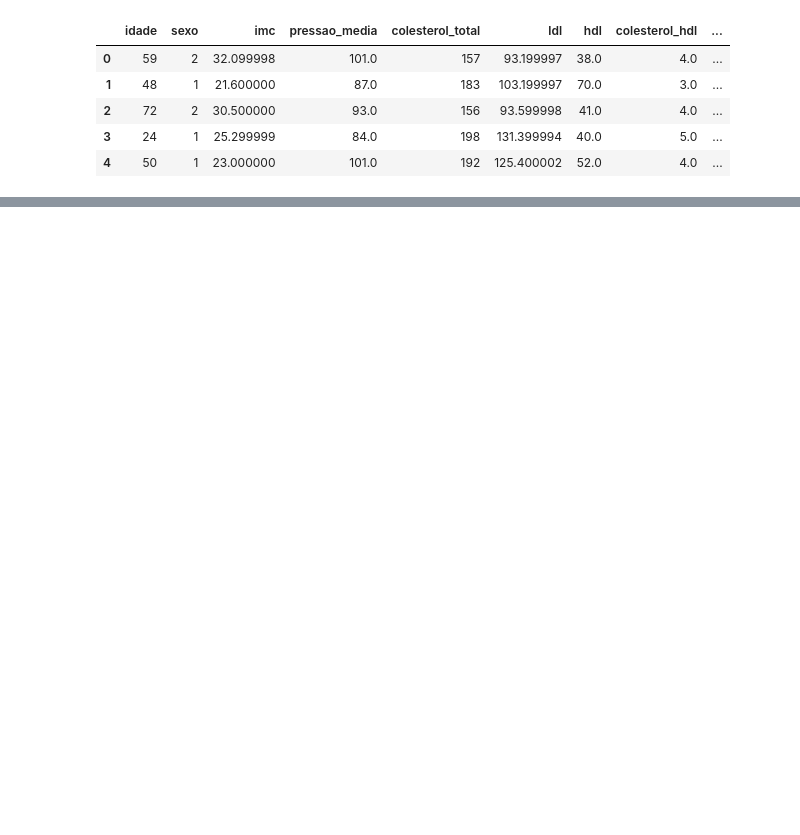
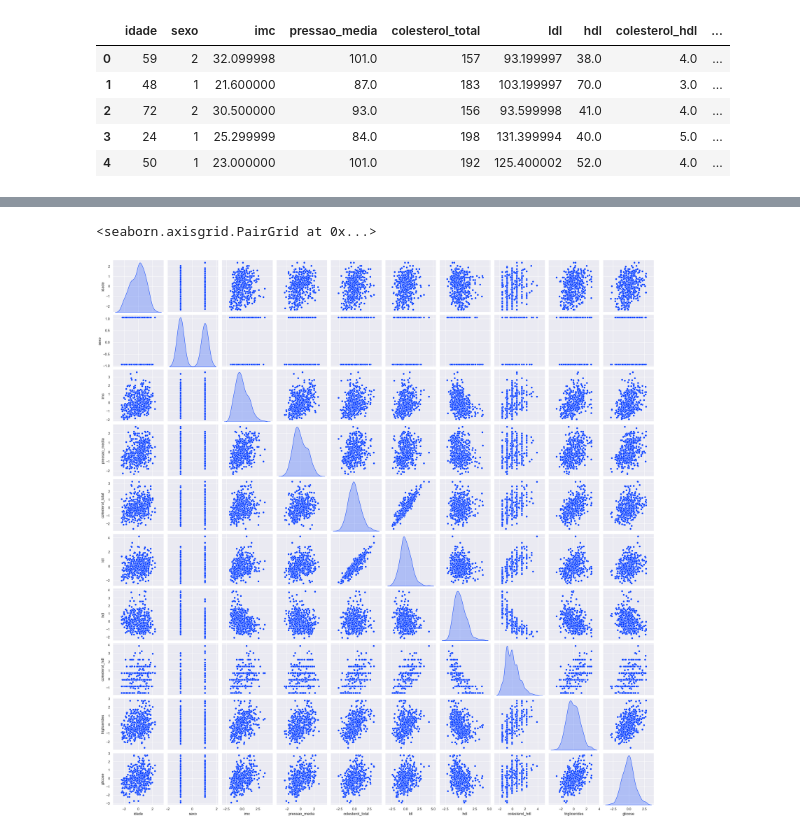
Before and after one commit to stephanyresque/Projeto_diabetes, a Jupyter notebook: notebooks/pipeline.ipynb, the cells around one changed output, grey strips where cells are left out. Saved outputs shown, nothing was run; the diff lists cells and outputs as text; code cells hidden in the pictures; blank space fills up the shorter version.

```diff
--- a/notebooks/pipeline.ipynb
+++ b/notebooks/pipeline.ipynb
@@ -26,0 +109,9 @@ y= df['target']
+# %%
+X_scaled = pipeline['scaler'].transform(X)
+
+X_scaled = pd.DataFrame(X_scaled, columns=X.columns)
+
+sns.pairplot(X_scaled, diag_kind='kde')
+# %% [output]
+<seaborn.axisgrid.PairGrid at 0x...>
+[figure, added]
```
Also changed, not shown: parts of 18 cells of this notebook.
